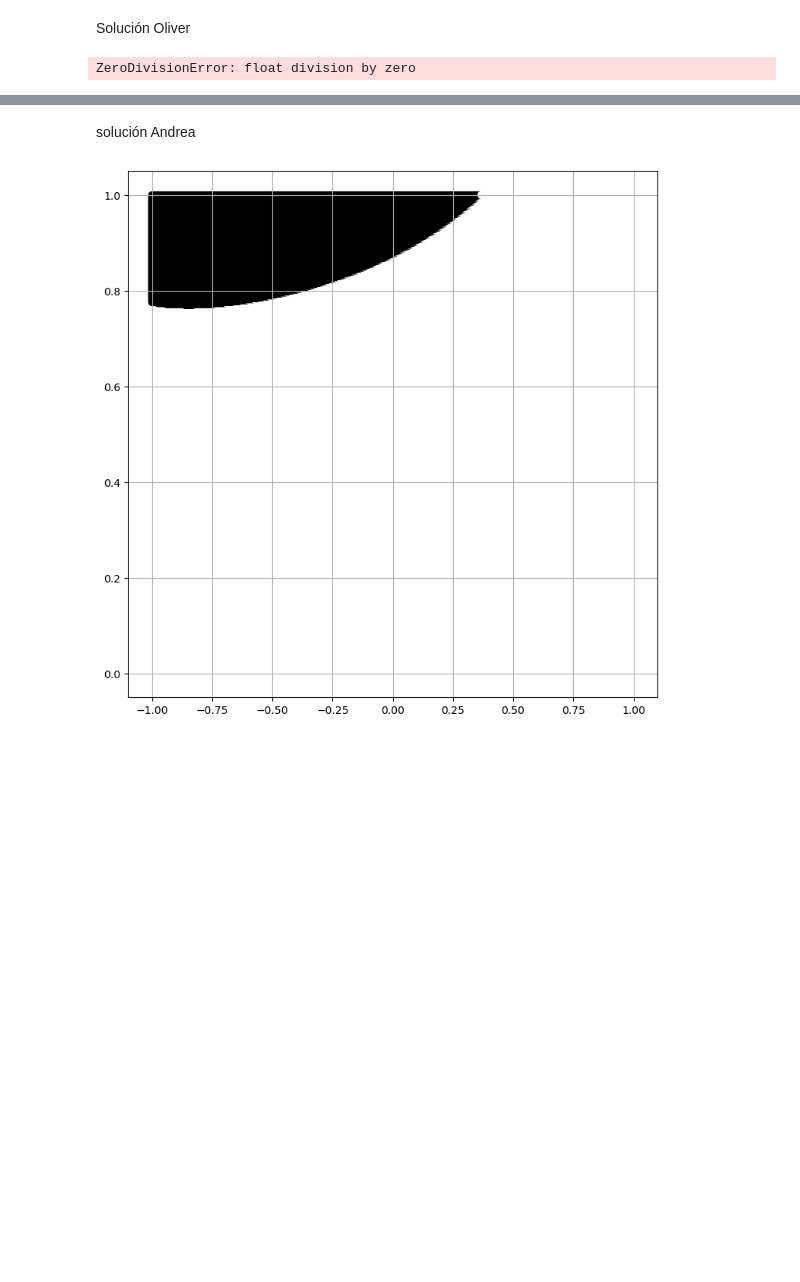
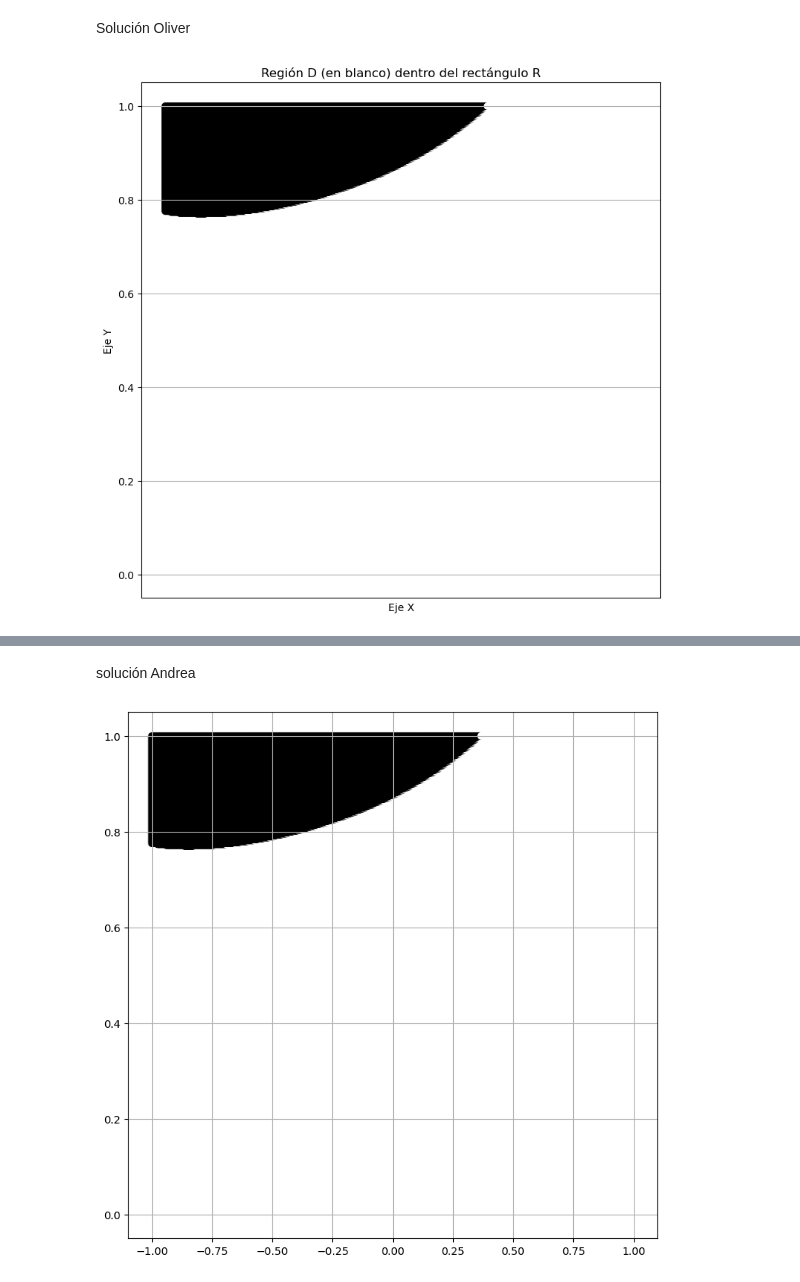
Before and after one commit to oliverortiz744825/TAREA_5, a Jupyter notebook: T7_MAGDALENOA_ORTIZO.ipynb, the cells around one changed output, grey strips where cells are left out. Saved outputs shown, nothing was run; the diff lists cells and outputs as text; code cells hidden in the pictures; blank space fills up the shorter version.

```diff
--- a/T7_MAGDALENOA_ORTIZO.ipynb
+++ b/T7_MAGDALENOA_ORTIZO.ipynb
@@ -1,53 +29,56 @@
 # %% [markdown]
 Solución Oliver
 # %%
-import random
 import pandas as pd
+import numpy as np
 import matplotlib.pyplot as plt
 
-# Función para verificar si un punto (x, y) está dentro de la región
-def punto_esta_dentro(x, y):
-    return x**2 + 2*y**2 <= -2*x + 8*y - 7
+# Escribir la función acá
+def montecarlo2(region, a1, b1, a2, b2, N):
+    AR = (b1 - a1) * (b2 - a2)
+    x = np.random.uniform(a1, b1, N)
+    y = np.random.uniform(a2, b2, N)
+    bi = region(x, y)
+    AD_approx = AR * np.mean(bi)
+    return AD_approx
 
-# Función para aproximar el área de la región utilizando Monte Carlo
-def aproximar_area_monte_carlo(num_puntos):
-    puntos_dentro = 0
-    a1, b1, a2, b2 = -2, 2, 0, 4  # Límites adecuados para la región
+def region(x, y):
+    return x**2 * 2 * y**2 <= -2 * x + 8 * y - 7
 
-    for _ in range(num_puntos):
-        x = random.uniform(a1, b1)
-        y = random.uniform(a2, b2)
-        if punto_esta_dentro(x, y):
-            puntos_dentro += 1
+xnum = np.linspace(-1, 1, 500)
+ynum = np.linspace(0, 1, 500)
 
-    # Área total de la región rectangular
-    area_total = (b1 - a1) * (b2 - a2)
+X, Y = np.meshgrid(xnum, ynum)
 
-    # Aproximación del área de la región
-    area_aproximada = area_total * (puntos_dentro / num_puntos)
+plt.figure(figsize=(9, 9))
 
-    return area_aproximada
+# Grafica los puntos del rectangulo R que están dentro de la región D
+plt.scatter(X, Y, c=~region(X, Y), cmap='bone')
 
-# Números de términos para la aproximación
-num_terminos = [1, 10, 100, 1000, 10000, 100000]
+plt.grid()
+plt.title('Región D (en blanco) dentro del rectángulo R')
+plt.xlabel('Eje X')
+plt.ylabel('Eje Y')
+plt.xticks([])  # Elimina las marcas del eje x
+plt.show()
 
-# Crear una lista de resultados
-resultados = []
+# Resolver
+a1, b1, a2, b2 = -1, 1, 0, 1
 
-# Inicializar la variable de área aproximada anterior
-area_aproximada_anterior = None
+# Cantidad de términos a utilizar para la aproximación
+N = np.logspace(1, 7, 7).astype(int)
 
-# Calcular los resultados
-for num in num_terminos:
-    area_aproximada = aproximar_area_monte_carlo(num)
-    error_relativo = (abs(area_aproximada - area_aproximada_anterior) / area_aproximada_anterior) if area_aproximada_anterior is not None else 0
-    area_aproximada_anterior = area_aproximada
-    resultados.append([num, area_aproximada, error_relativo])
+# Crear la tabla (DataFrame de pandas)
+tabla1 = pd.DataFrame(index=N, columns=['Aproximación'])
 
-# Crear un DataFrame de Pandas con los resultados
-df = pd.DataFrame(resultados, columns=["Cantidad de Términos", "Área Aproximada", "Error Relativo"])
+for n in N:
+    area_aprox = montecarlo2(region, a1, b1, a2, b2, n)
+    tabla1.loc[n, 'Aproximación'] = area_aprox
 
-# Mostrar la tabla
-df
+
+
+
+
+tabla1
 # %% [output]
-ZeroDivisionError: float division by zero
+[figure, added]
```
Also changed, not shown: parts of 3 cells of this notebook.
